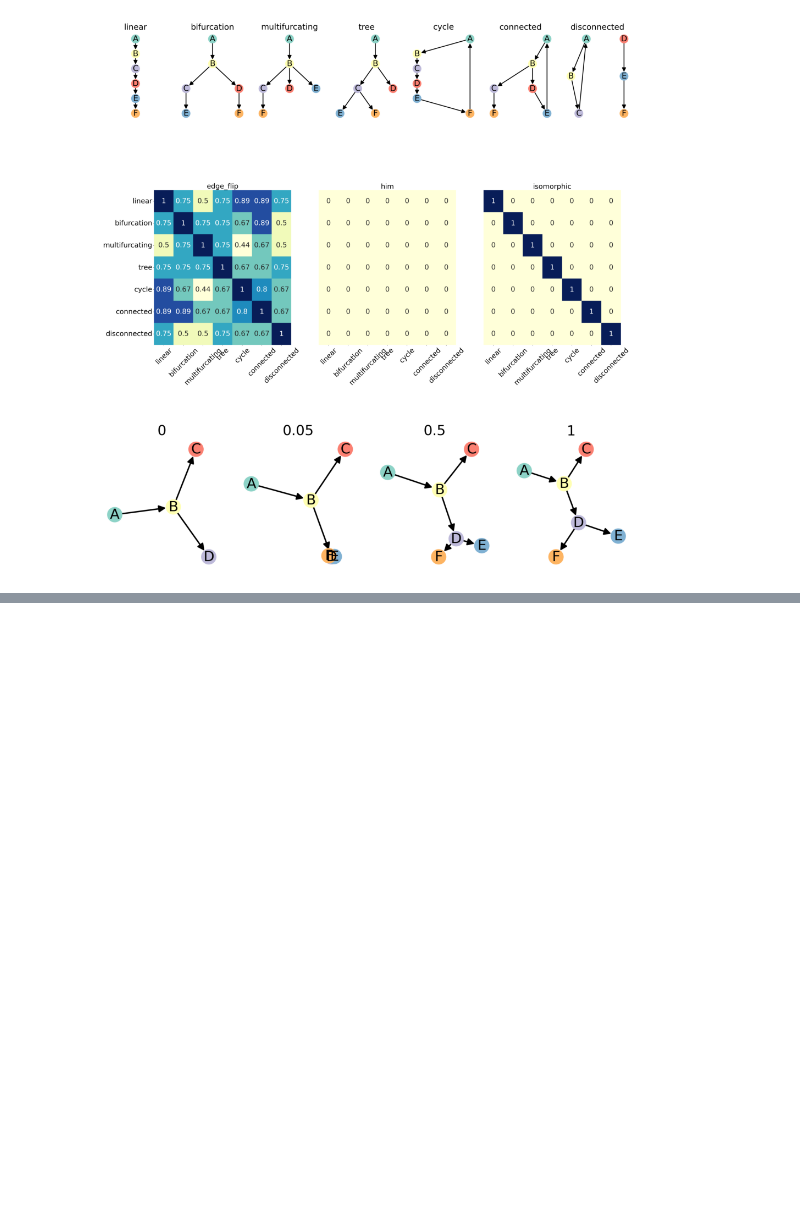
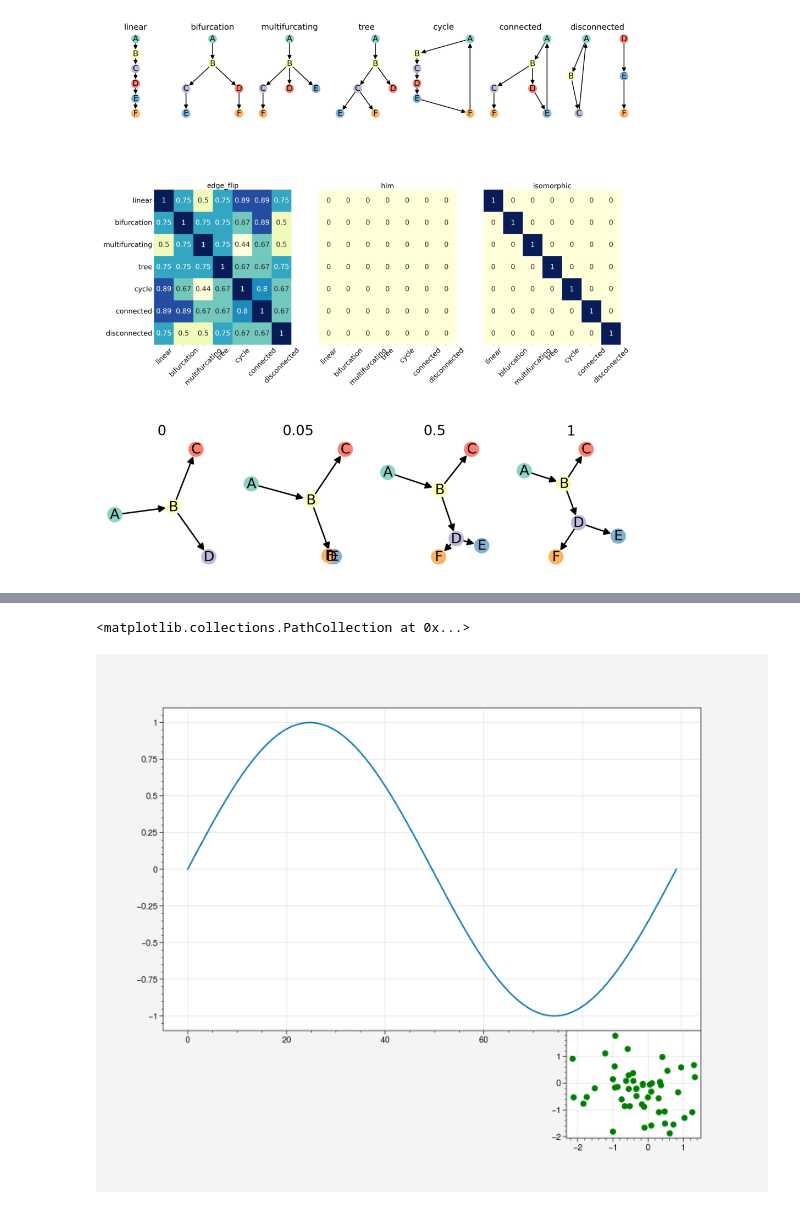
Before and after one commit to HuangDDU/cafe-release, a Jupyter notebook: benchmark/notebook/02-metrics/01-metric_characterisation/02-topology.ipynb, the cells around one changed output, grey strips where cells are left out. Cells and saved outputs as stored; diff of their text form; code cells hidden in the pictures; blank space fills up the shorter version.

```diff
--- a/benchmark/notebook/02-metrics/01-metric_characterisation/02-topology.ipynb
+++ b/benchmark/notebook/02-metrics/01-metric_characterisation/02-topology.ipynb
@@ -313,0 +385,13 @@ plt.show()
+# %%
+fig = plt.figure(figsize=(10, 8))
+
+# 主图区域：[left, bottom, width, height]
+ax_main = fig.add_axes([0.1, 0.3, 0.8, 0.6])
+ax_main.plot(np.sin(np.linspace(0, 2*np.pi, 100)))
+
+# 嵌套子图
+ax_sub = fig.add_axes([0.7, 0.1, 0.2, 0.2])
+ax_sub.scatter(np.random.randn(50), np.random.randn(50), color='green')
+# %% [output]
+<matplotlib.collections.PathCollection at 0x...>
+[figure, added]
```
Also changed, not shown: parts of 11 cells of this notebook, 21 other files.
